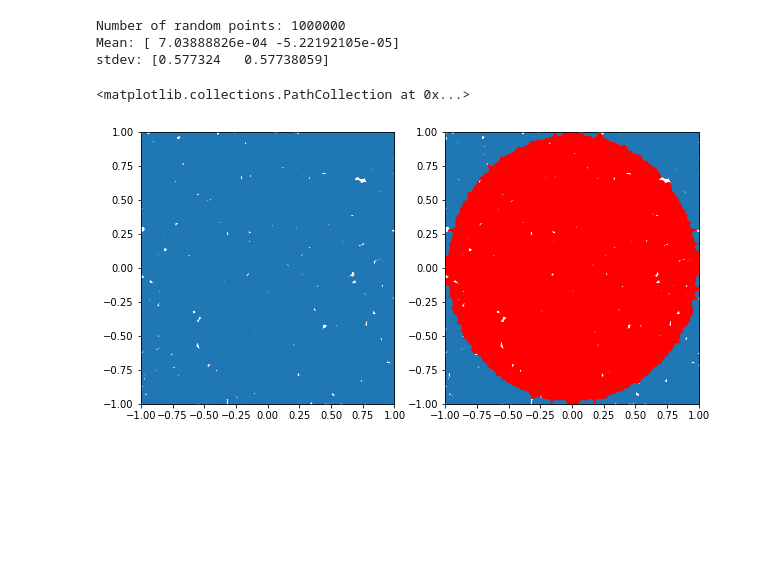
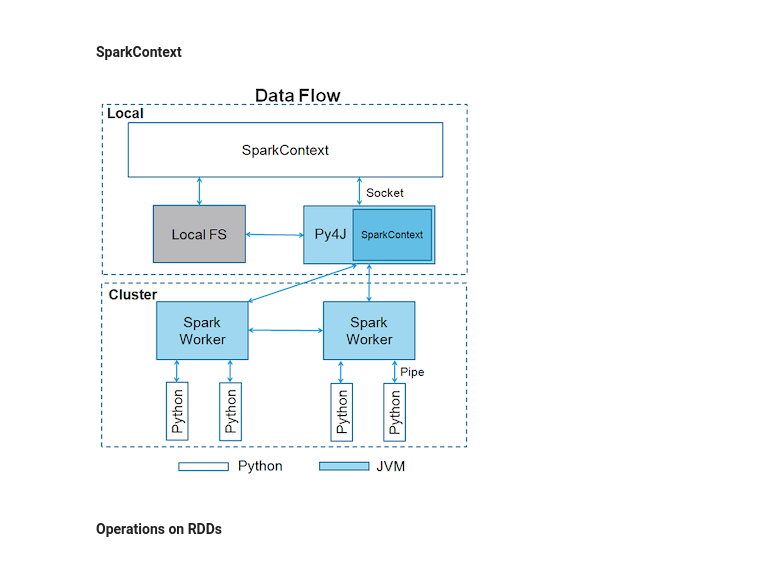
Before and after one commit to begoechavarren/apache_spark_notes_exercises, a Jupyter notebook: pyspark.ipynb, the cells around one changed output. Drawn from its saved outputs; the diff is of its cells as text; code cells hidden in the pictures; blank space fills up the shorter version.

```diff
--- a/pyspark.ipynb
+++ b/pyspark.ipynb
@@ -5,52 +1,15 @@ sc = SparkContext.getOrCreate()
-# %%
-import numpy as np
-
-TOTAL = 1000000
-dots = sc.parallelize([2.0 * np.random.random(2) - 1.0 for i in range(TOTAL)]).cache()
-print("Number of random points:", dots.count())
-
-stats = dots.stats()
-print('Mean:', stats.mean())
-print('stdev:', stats.stdev())
-# %% [output]
-Number of random points: 1000000
-Mean: [ 7.03888826e-04 -5.22192105e-05]
-stdev: [0.577324   0.57738059]
-# %%
-%matplotlib inline
-from operator import itemgetter
-from matplotlib import pyplot as plt
-
-plt.figure(figsize = (10, 5))
-
-# Plot 1
-plt.subplot(1, 2, 1)
-plt.xlim((-1.0, 1.0))
-plt.ylim((-1.0, 1.0))
-
-sample = dots.sample(False, 0.01)
-X = sample.map(itemgetter(0)).collect()
-Y = sample.map(itemgetter(1)).collect()
-plt.scatter(X, Y)
-
-# Plot 2
-plt.subplot(1, 2, 2)
-plt.xlim((-1.0, 1.0))
-plt.ylim((-1.0, 1.0))
-
-inCircle = lambda v: np.linalg.norm(v) <= 1.0
-dotsIn = sample.filter(inCircle).cache()
-dotsOut = sample.filter(lambda v: not inCircle(v)).cache()
-
-# inside circle
-Xin = dotsIn.map(itemgetter(0)).collect()
-Yin = dotsIn.map(itemgetter(1)).collect()
-plt.scatter(Xin, Yin, color = 'r')
-
-# outside circle
-Xout = dotsOut.map(itemgetter(0)).collect()
-Yout = dotsOut.map(itemgetter(1)).collect()
-plt.scatter(Xout, Yout)
-# %% [output]
-<matplotlib.collections.PathCollection at 0x...>
-[figure, removed]
+# %%
+from operator import add
+from PIL import Image
+from IPython.display import display
+im = Image.open("./images/sparkcontext.png")
+# %% [markdown]
+#### SparkContext
+# %%
+sc = SparkContext.getOrCreate() # SparkContext is the entry point to any spark functionality
+
+display(im)
+# %% [output]
+[figure, added]
+# %% [markdown]
+#### Operations on RDDs
```
Also changed, not shown: parts of 6 cells of this notebook, 2 other files.
